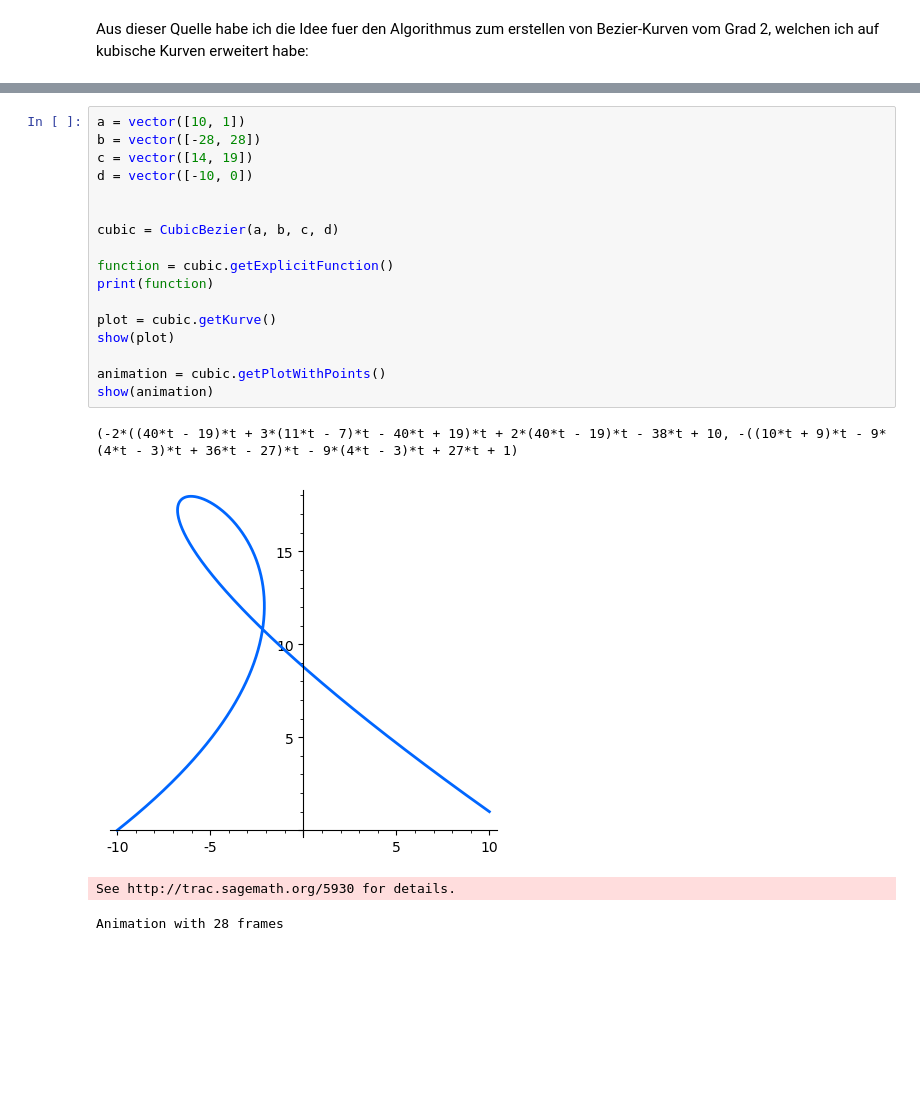
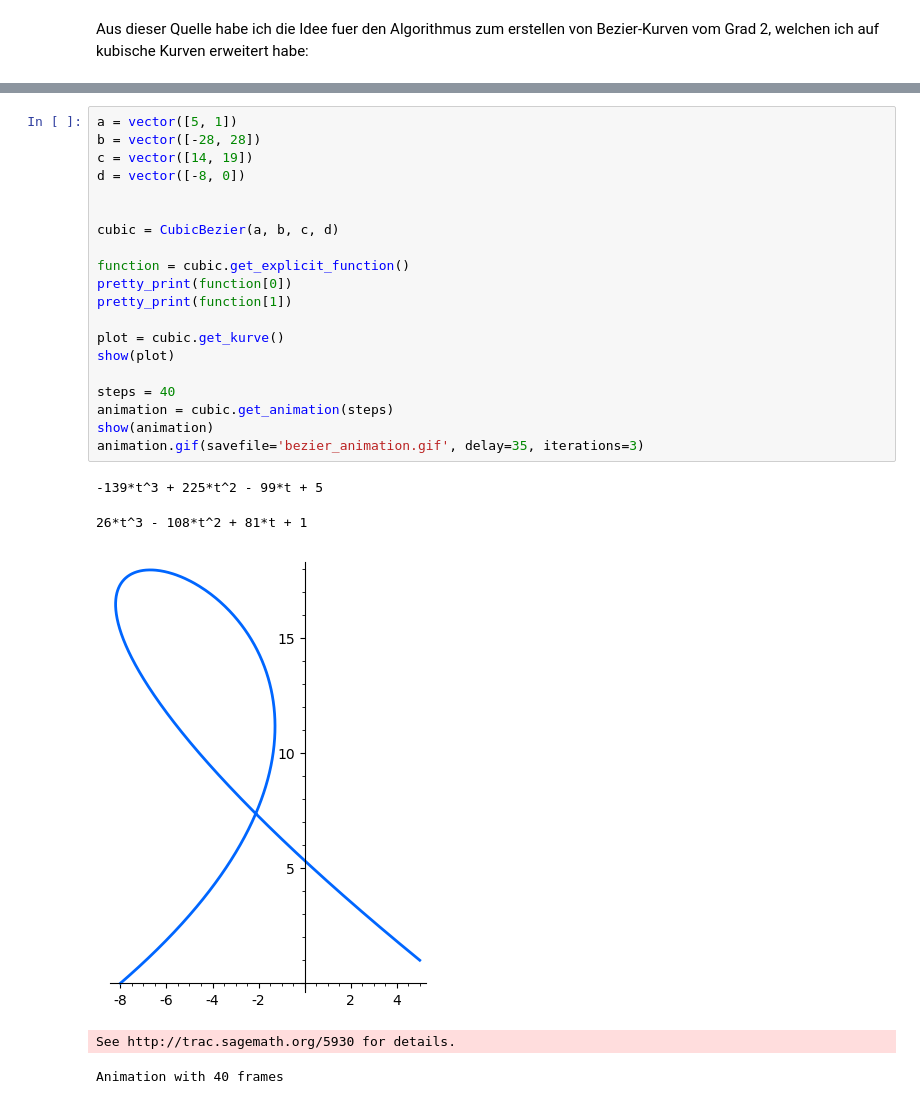
Before and after one commit to AndHager/Bezier, a Jupyter notebook: BezierAndreas.ipynb, the cells around one changed output, grey strips where cells are left out. Cells and saved outputs as stored; diff of their text form; blank space fills up the shorter version.

```diff
--- a/BezierAndreas.ipynb
+++ b/BezierAndreas.ipynb
@@ -82,22 +97,26 @@ class CubicBezier:
 # %%
-a = vector([10, 1])
+a = vector([5, 1])
 b = vector([-28, 28])
 c = vector([14, 19])
-d = vector([-10, 0])
+d = vector([-8, 0])
 
 
 cubic = CubicBezier(a, b, c, d)
 
-function = cubic.getExplicitFunction()
-print(function)
+function = cubic.get_explicit_function()
+pretty_print(function[0])
+pretty_print(function[1])
 
-plot = cubic.getKurve()
+plot = cubic.get_kurve()
 show(plot)
 
-animation = cubic.getPlotWithPoints()
+steps = 40
+animation = cubic.get_animation(steps)
 show(animation)
+animation.gif(savefile='bezier_animation.gif', delay=35, iterations=3)
 # %% [output]
-(-2*((40*t - 19)*t + 3*(11*t - 7)*t - 40*t + 19)*t + 2*(40*t - 19)*t - 38*t + 10, -((10*t + 9)*t - 9*(4*t - 3)*t + 36*t - 27)*t - 9*(4*t - 3)*t + 27*t + 1)
+-139*t^3 + 225*t^2 - 99*t + 5
+26*t^3 - 108*t^2 + 81*t + 1
-[figure, old version]
+[figure, new version]
-See http://trac.sagemath.org/5930 for details.
-Animation with 28 frames
+See http://trac.sagemath.org/5930 for details.
+Animation with 40 frames
```
Also changed, not shown: parts of 8 cells of this notebook.
